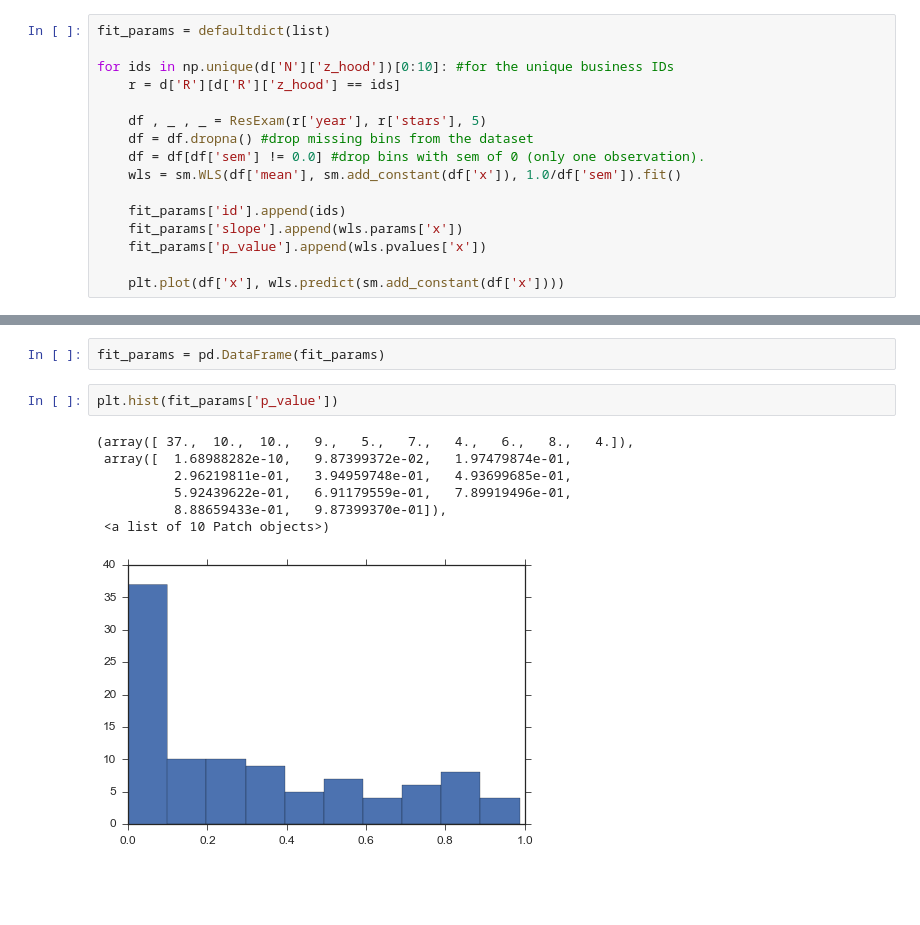
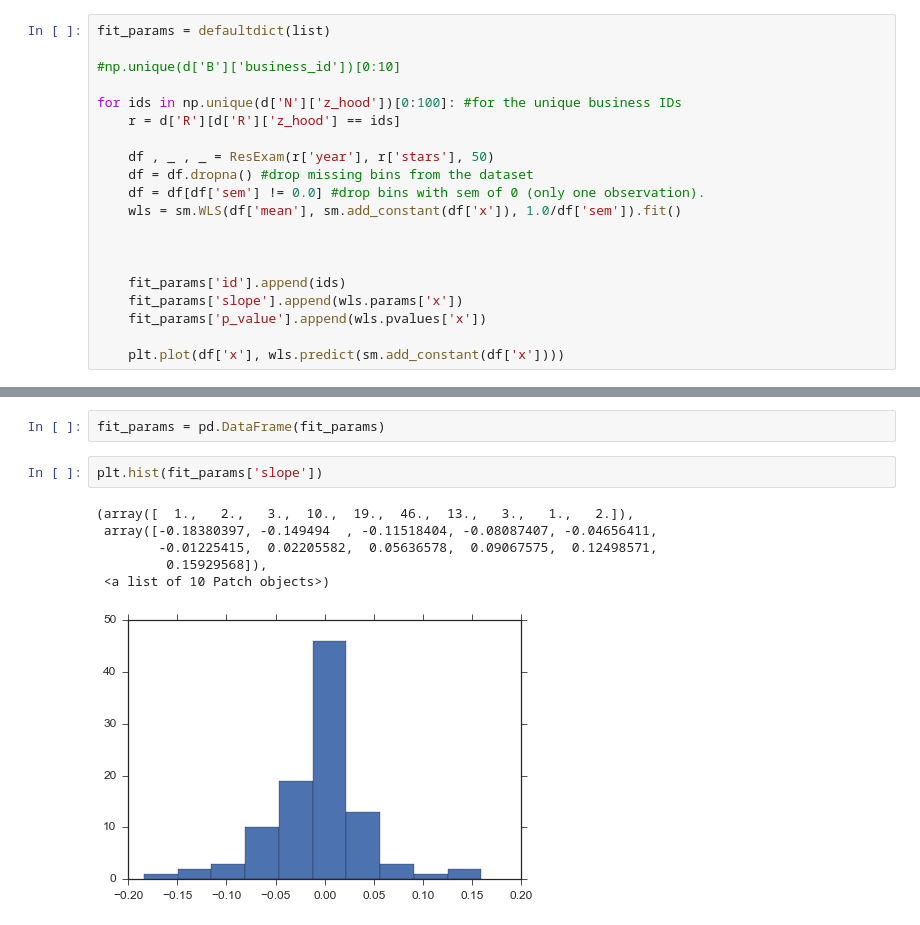
Before and after one commit to franklinmarsh/jac_project, a Jupyter notebook: yelp_zillow.ipynb, the cells around one changed output, grey strips where cells are left out. Cells and saved outputs as stored; diff of their text form; blank space fills up the shorter version.

```diff
--- a/yelp_zillow.ipynb
+++ b/yelp_zillow.ipynb
@@ -441,13 +444,17 @@ def ResExam(x, y, bins = 10):
 # %%
 fit_params = defaultdict(list)
 
-for ids in np.unique(d['N']['z_hood'])[0:10]: #for the unique business IDs
+#np.unique(d['B']['business_id'])[0:10]
+
+for ids in np.unique(d['N']['z_hood'])[0:100]: #for the unique business IDs
     r = d['R'][d['R']['z_hood'] == ids]
 
-    df , _ , _ = ResExam(r['year'], r['stars'], 5)
+    df , _ , _ = ResExam(r['year'], r['stars'], 50)
     df = df.dropna() #drop missing bins from the dataset
     df = df[df['sem'] != 0.0] #drop bins with sem of 0 (only one observation).
     wls = sm.WLS(df['mean'], sm.add_constant(df['x']), 1.0/df['sem']).fit()
+
+
 
     fit_params['id'].append(ids)
     fit_params['slope'].append(wls.params['x'])
@@ -459,12 +478,11 @@ ERROR! Session/line number was not unique in database. History logging moved to
 # %%
 fit_params = pd.DataFrame(fit_params)
 # %%
-plt.hist(fit_params['p_value'])
+plt.hist(fit_params['slope'])
 # %% [output]
-(array([ 37.,  10.,  10.,   9.,   5.,   7.,   4.,   6.,   8.,   4.]),
- array([  1.68988282e-10,   9.87399372e-02,   1.97479874e-01,
-          2.96219811e-01,   3.94959748e-01,   4.93699685e-01,
-          5.92439622e-01,   6.91179559e-01,   7.89919496e-01,
-          8.88659433e-01,   9.87399370e-01]),
+(array([  1.,   2.,   3.,  10.,  19.,  46.,  13.,   3.,   1.,   2.]),
+ array([-0.18380397, -0.149494  , -0.11518404, -0.08087407, -0.04656411,
+        -0.01225415,  0.02205582,  0.05636578,  0.09067575,  0.12498571,
+         0.15929568]),
  <a list of 10 Patch objects>)
-[figure, old version]
+[figure, new version]
```
Also changed, not shown: parts of 4 cells of this notebook.
